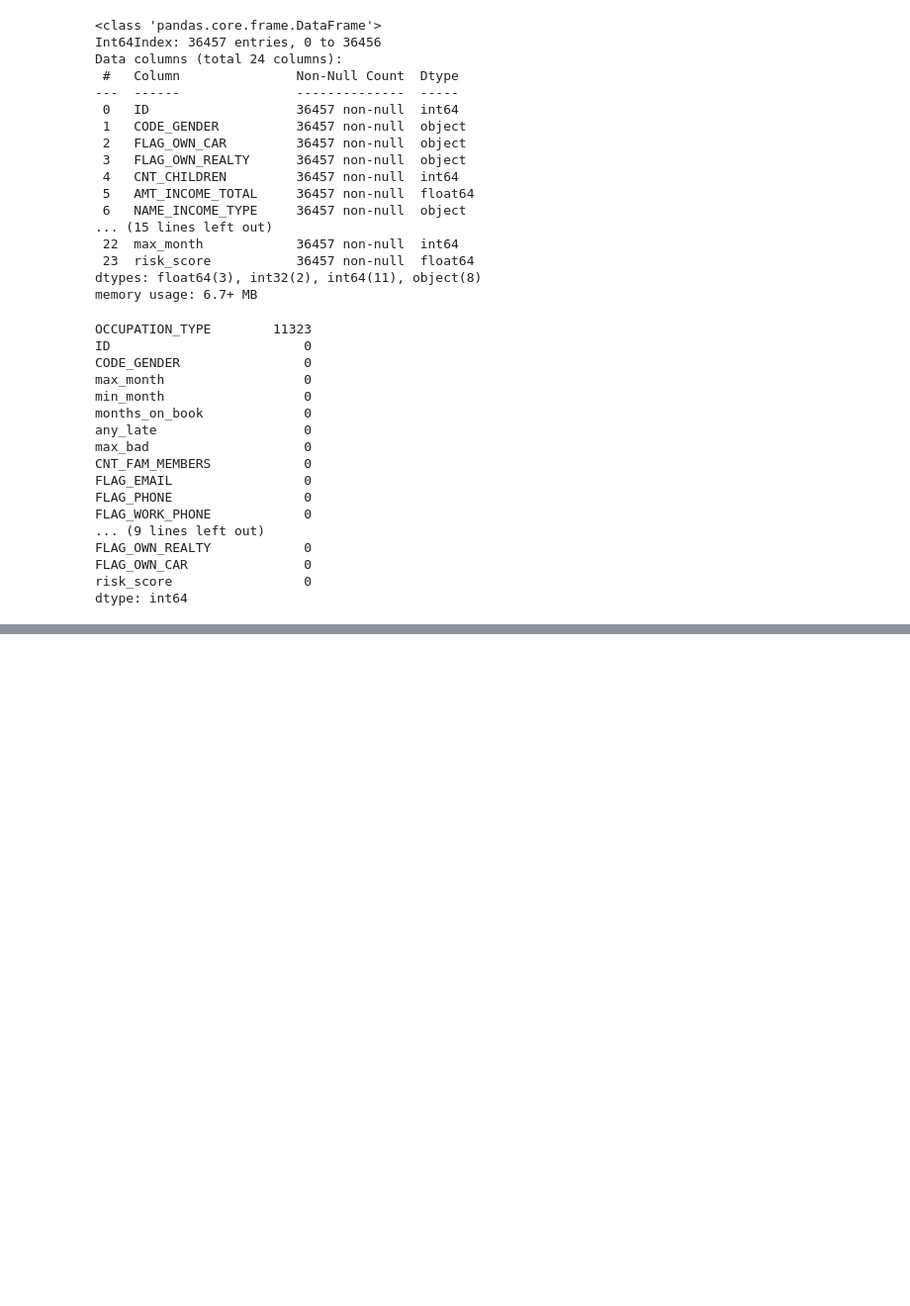
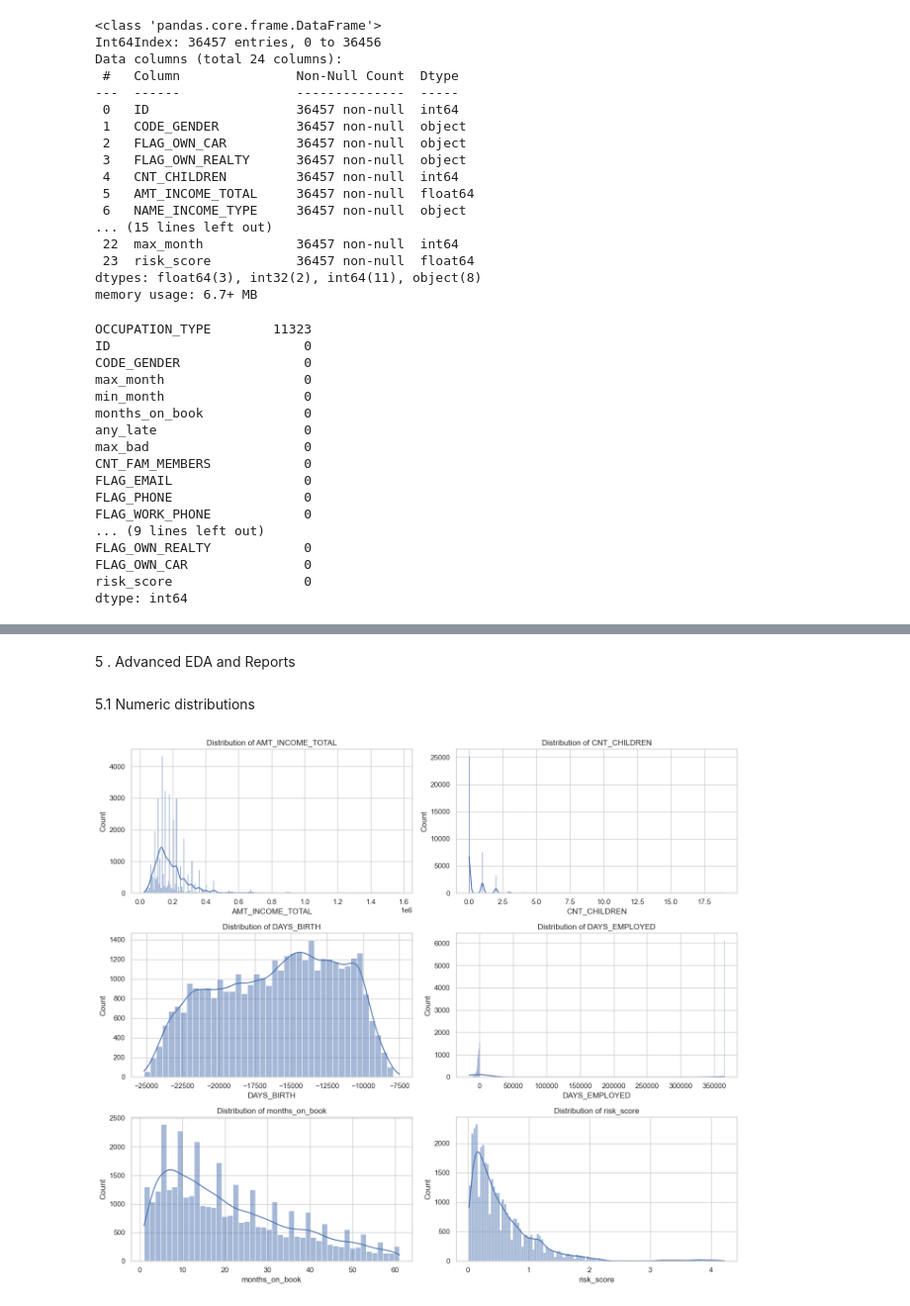
Before and after one commit to Rajabboev/hybrid_credit_risk_ML, a Jupyter notebook: Notebooks/hybrid_ml_credit_risk_16577.ipynb, the cells around one changed output, grey strips where cells are left out. Shown at 99% size. Drawn from its saved outputs; the diff is of its cells as text; code cells hidden in the pictures; blank space fills up the shorter version.

```diff
--- a/Notebooks/hybrid_ml_credit_risk_16577.ipynb
+++ b/Notebooks/hybrid_ml_credit_risk_16577.ipynb
@@ -178,0 +203,23 @@ data.describe()
+# %% [markdown]
+5 . Advanced EDA and Reports
+# %% [markdown]
+5.1 Numeric distributions
+# %%
+num_cols = [
+    "AMT_INCOME_TOTAL",
+    "CNT_CHILDREN",
+    "DAYS_BIRTH",
+    "DAYS_EMPLOYED",
+    "months_on_book",
+    "risk_score"
+]
+
+plt.figure(figsize=(14, 12))
+for i, col in enumerate(num_cols, 1):
+    plt.subplot(3, 2, i)
+    sns.histplot(data[col], kde=True)
+    plt.title(f"Distribution of {col}")
+plt.tight_layout()
+plt.show()
+# %% [output]
+[figure, added]
```
Also changed, not shown: parts of 16 cells of this notebook.
